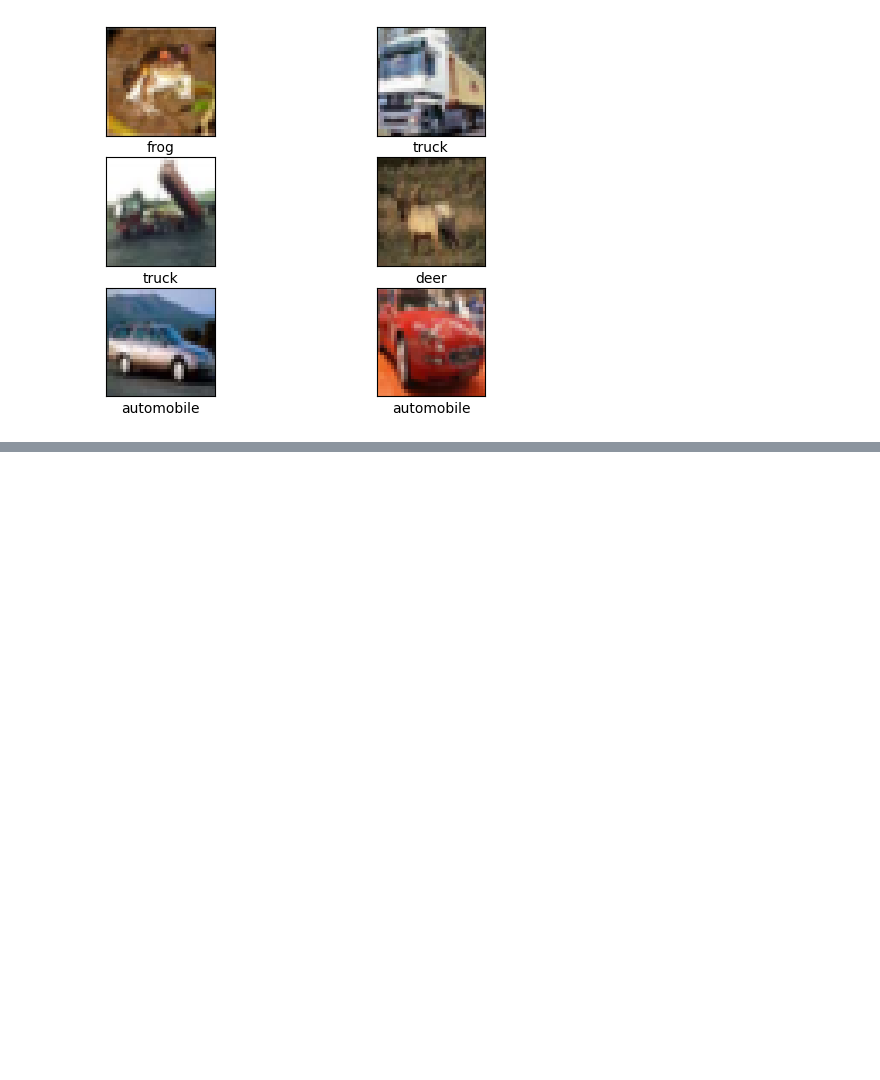
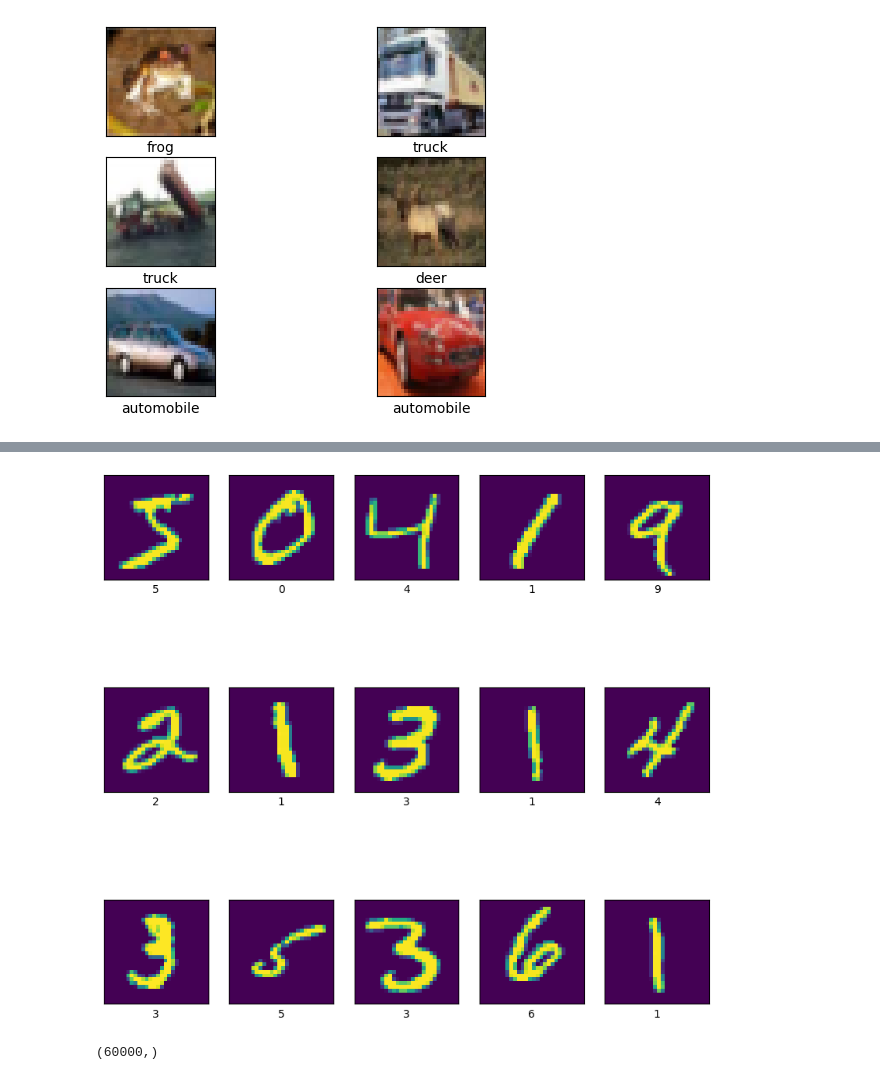
Before and after one commit to JOJUNHYUNG0818/ai, a Jupyter notebook: 7데이터_전처리.ipynb, the cells around one changed output, grey strips where cells are left out. Cells and saved outputs as stored; diff of their text form; code cells hidden in the pictures; blank space fills up the shorter version.

```diff
--- a/7데이터_전처리.ipynb
+++ b/7데이터_전처리.ipynb
@@ -165,0 +172,2 @@ plt.show()
+# %%
+(x_train, y_train), (x_test, y_test)=tf.keras.datasets.mnist.load_data(path="mnist.npz")
@@ -165,0 +197,17 @@ plt.show()
+# %%
+import matplotlib.pyplot as plt
+
+rows=3
+cols=5
+j=0
+fig=plt.figure(figsize=(10,10))
+for i in range(1,rows*cols+1):
+  ax=fig.add_subplot(rows,cols,i)
+  ax.imshow(x_train[j])
+  ax.set_xlabel(str(y_train[j]))
+  ax.set_xticks([]) # x축눈금제거
+  ax.set_yticks([])
+  j+=1
+plt.show()
+# %% [output]
+[figure, added]
@@ -165,0 +216,7 @@ plt.show()
+# %%
+
+x_train[0]
+#y_train[0]
+y_train.shape
+# %% [output]
+(60000,)
```
Also changed, not shown: parts of 7 cells of this notebook.
